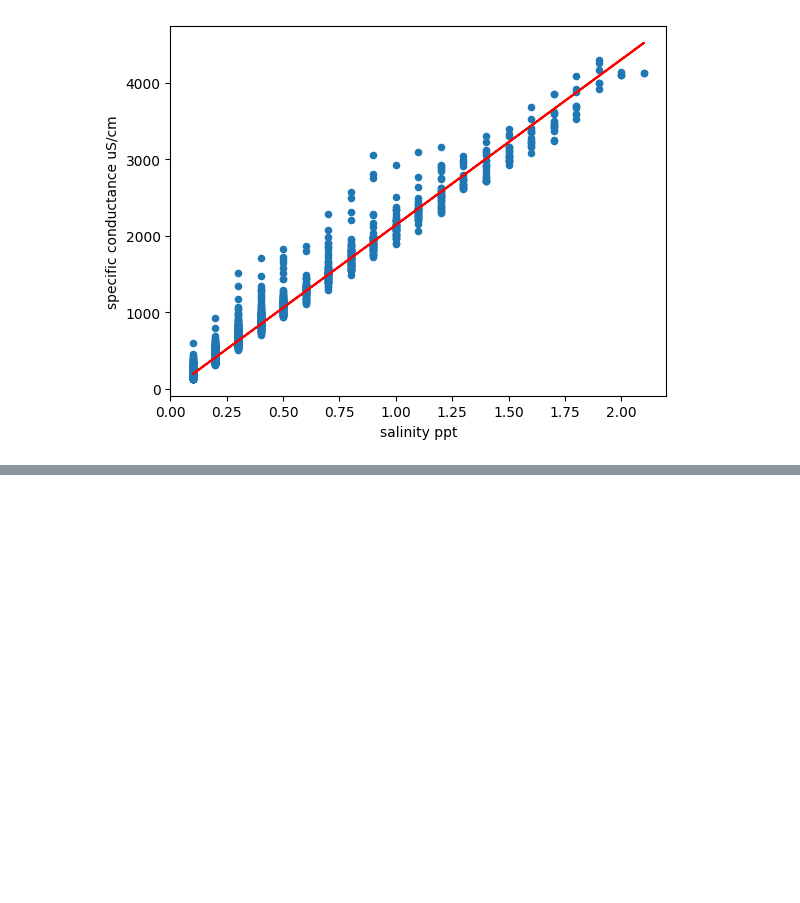
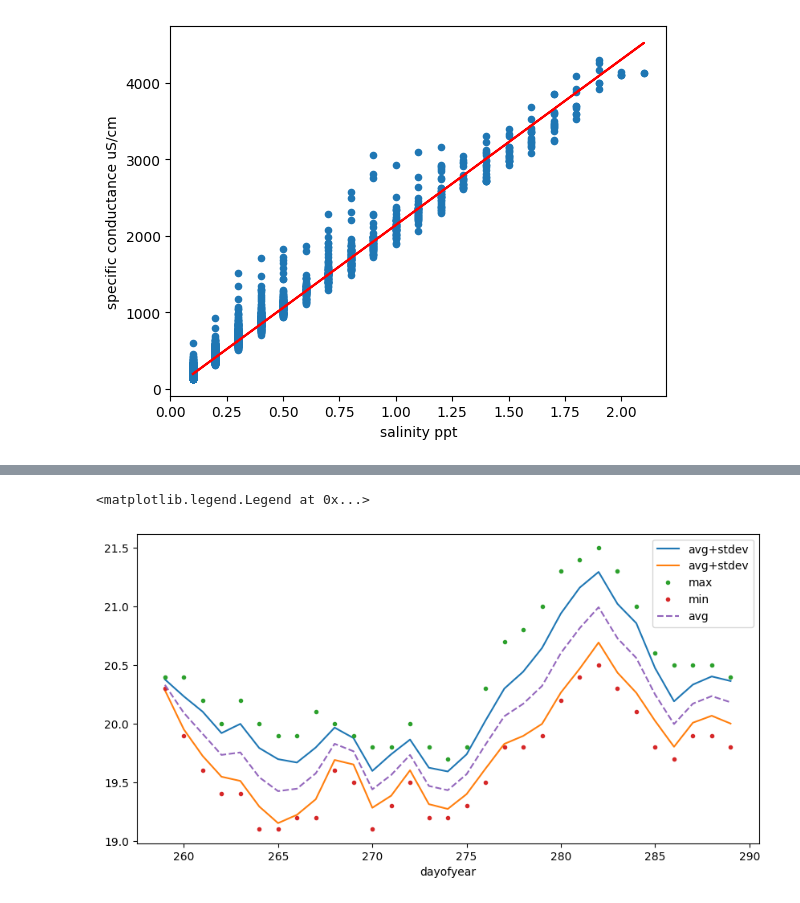
Before and after one commit to a8ksh4/python_workshop, a Jupyter notebook: D3-Pandas_Graphing.ipynb, the cells around one changed output, grey strips where cells are left out. Drawn from its saved outputs; the diff is of its cells as text; code cells hidden in the pictures; blank space fills up the shorter version.

```diff
--- a/D3-Pandas_Graphing.ipynb
+++ b/D3-Pandas_Graphing.ipynb
@@ -147,0 +176,15 @@ AttributeError: 'PlotAccessor' object has no attribute 'boxplot'
+# %%
+min_max_field = 'temperature C'
+gate_max = tol.groupby('dayofyear')[min_max_field].apply(np.max)
+gate_min = tol.groupby('dayofyear')[min_max_field].apply(np.min)
+gate_avg = tol.groupby('dayofyear')[min_max_field].apply(np.mean)
+stdev = tol.groupby('dayofyear')[min_max_field].apply(np.std)
+(gate_avg + stdev).plot(label='avg+stdev')
+(gate_avg - stdev).plot(label='avg+stdev')
+gate_max.plot(label='max', figsize=(10, 5), style='.')
+gate_min.plot(label='min', style='.')
+gate_avg.plot(label='avg', style='--')
+plt.legend()
+# %% [output]
+<matplotlib.legend.Legend at 0x...>
+[figure, added]
```
Also changed, not shown: parts of 13 cells of this notebook.
